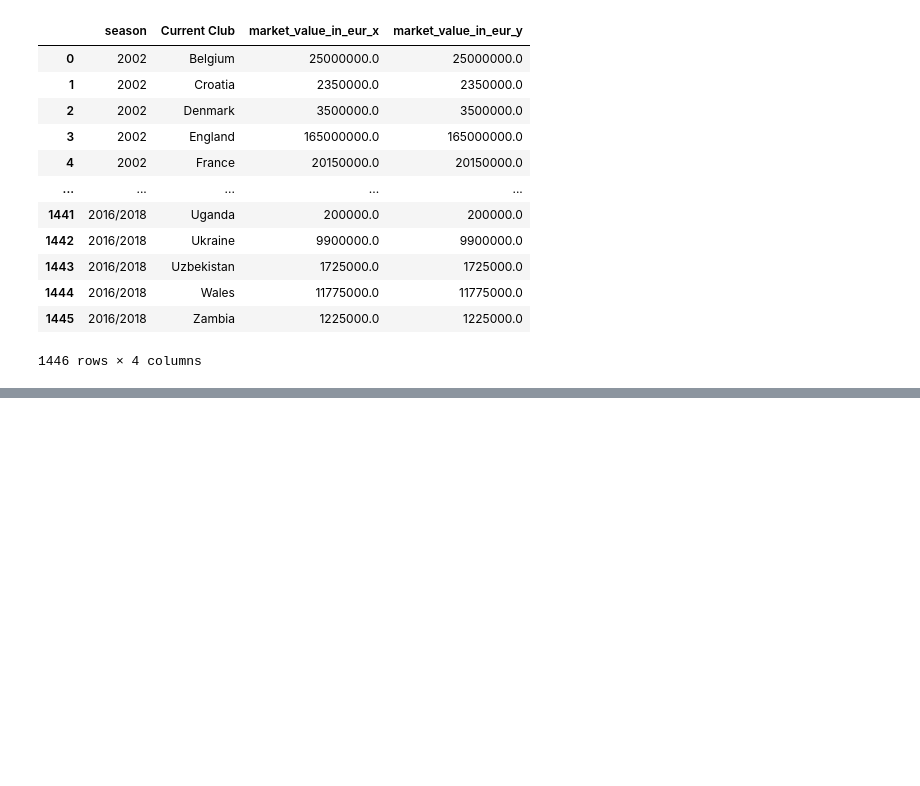
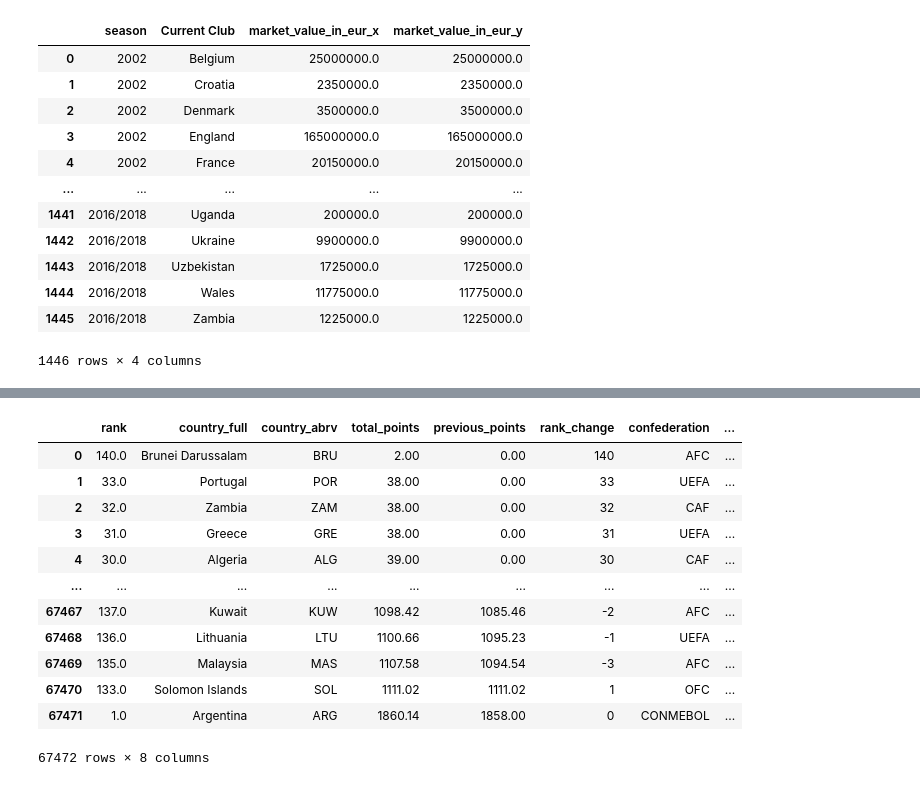
Before and after one commit to yacinemebarki/world_cup_2026_live_prediction, a Jupyter notebook: model_dataExploration/model.ipynb, the cells around one changed output, grey strips where cells are left out. Cells and saved outputs as stored; diff of their text form; code cells hidden in the pictures; blank space fills up the shorter version.

Commit message:
adding fifa ranking data and explore and clean the data

```diff
--- a/model_dataExploration/model.ipynb
+++ b/model_dataExploration/model.ipynb
@@ -641,0 +773,17 @@ memory usage: 45.3+ KB
+# %%
+rank=pd.read_csv("../data/fifa_ranking-2024-06-20.csv")
+rank
+# %% [output]
+|  | rank | country_full | country_abrv | total_points | previous_points | rank_change | confederation | ... |
+| 0 | 140.0 | Brunei Darussalam | BRU | 2.00 | 0.00 | 140 | AFC | ... |
+| 1 | 33.0 | Portugal | POR | 38.00 | 0.00 | 33 | UEFA | ... |
+| 2 | 32.0 | Zambia | ZAM | 38.00 | 0.00 | 32 | CAF | ... |
+| 3 | 31.0 | Greece | GRE | 38.00 | 0.00 | 31 | UEFA | ... |
+| 4 | 30.0 | Algeria | ALG | 39.00 | 0.00 | 30 | CAF | ... |
+| ... | ... | ... | ... | ... | ... | ... | ... | ... |
+| 67467 | 137.0 | Kuwait | KUW | 1098.42 | 1085.46 | -2 | AFC | ... |
+| 67468 | 136.0 | Lithuania | LTU | 1100.66 | 1095.23 | -1 | UEFA | ... |
+| 67469 | 135.0 | Malaysia | MAS | 1107.58 | 1094.54 | -3 | AFC | ... |
+| 67470 | 133.0 | Solomon Islands | SOL | 1111.02 | 1111.02 | 1 | OFC | ... |
+| 67471 | 1.0 | Argentina | ARG | 1860.14 | 1858.00 | 0 | CONMEBOL | ... |
+67472 rows × 8 columns
```
Also changed, not shown: parts of 11 cells of this notebook, 1 other file.
